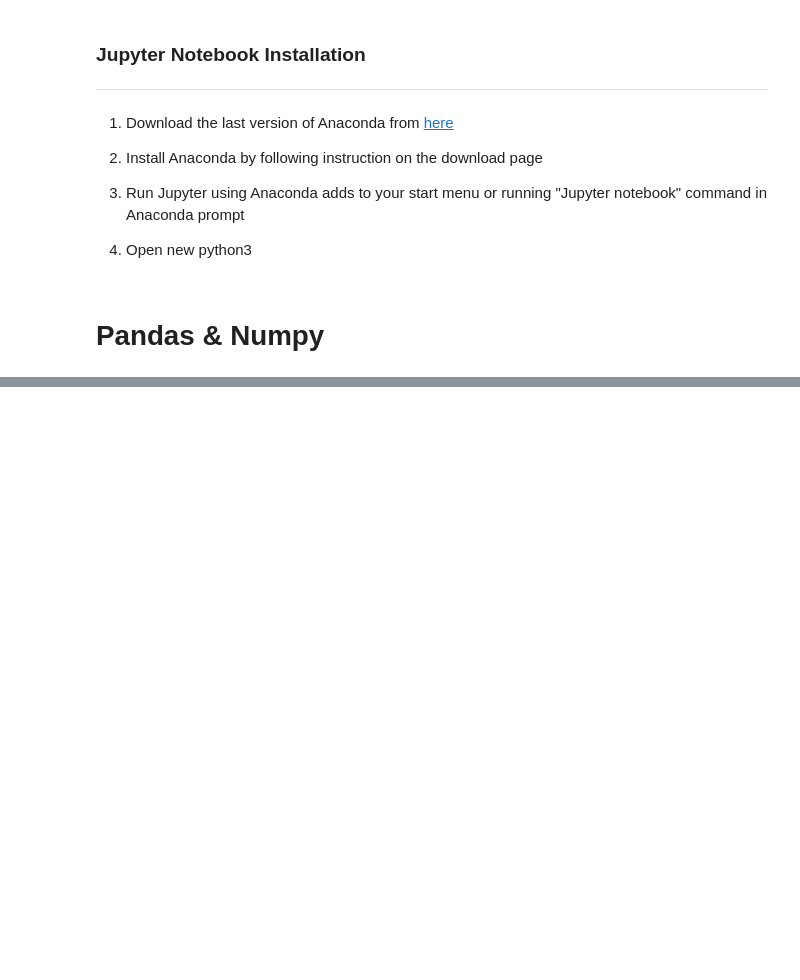
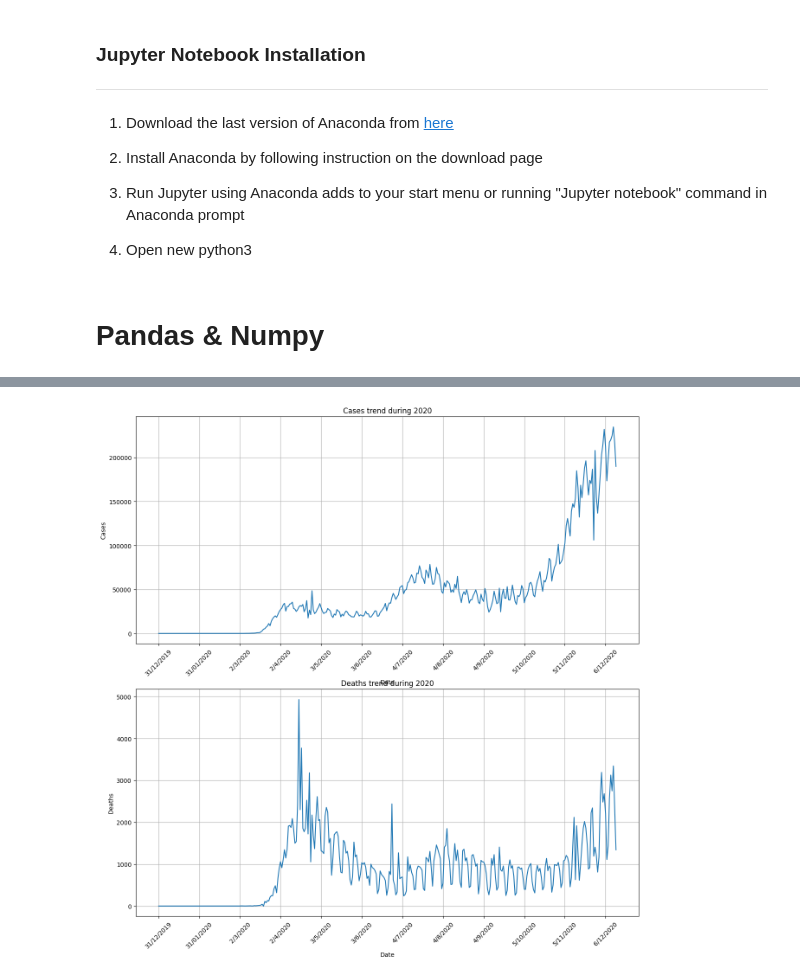
Before and after one commit to amirmafzali/Data-Analytics, a Jupyter notebook: Data_Analytics_(TA).ipynb, the cells around one changed output, grey strips where cells are left out. Drawn from its saved outputs; the diff is of its cells as text; code cells hidden in the pictures; blank space fills up the shorter version.

```diff
--- a/Data_Analytics_(TA).ipynb
+++ b/Data_Analytics_(TA).ipynb
@@ -43,0 +141,3 @@ import numpy as np
+# %%
+df_USA = df[df['countriesAndTerritories'] == 'United_States_of_America']
+df_USA
@@ -43,0 +178,4 @@ import numpy as np
+# %%
+df_USA['death per case'] = (df_USA['deaths'] / df_USA['cases'])
+df_USA.insert(2,'Death per case percent',(df_USA['deaths'] / df_USA['cases'])*100)
+df_USA.head(5)
@@ -43,0 +194,3 @@ import numpy as np
+# %%
+df_USA.drop(['death per case' , 'Death per case percent'], axis=1, inplace=True)
+df_USA.head(5)
@@ -43,0 +210,3 @@ import numpy as np
+# %%
+df_USA.drop(['countriesAndTerritories','geoId','countryterritoryCode','popData2019','continentExp',
+             'Cumulative_number_for_14_days_of_COVID-19_cases_per_100000','day','month','year'], axis=1,inplace=True)
@@ -47,0 +451,22 @@ import numpy as np
+# %%
+x = df_USA.dateRep.sort_index(ascending=False)
+y_case = df_USA.cases.sort_index(ascending=False)
+y_death = df_USA.deaths.sort_index(ascending=False)
+
+plt.figure(figsize=(15,15))
+plt.subplot(2,1,1)
+plt.plot(x,y_case)
+plt.xticks(x[::31],rotation=45)
+plt.xlabel("Date")
+plt.ylabel("Cases")
+plt.title("Cases trend during 2020")
+plt.grid()
+plt.subplot(2,1,2)
+plt.plot(x,y_death)
+plt.xticks(x[::31],rotation=45)
+plt.xlabel("Date")
+plt.ylabel("Deaths")
+plt.title("Deaths trend during 2020")
+plt.grid()
+# %% [output]
+[figure, added]
```
Also changed, not shown: parts of 42 cells of this notebook.
